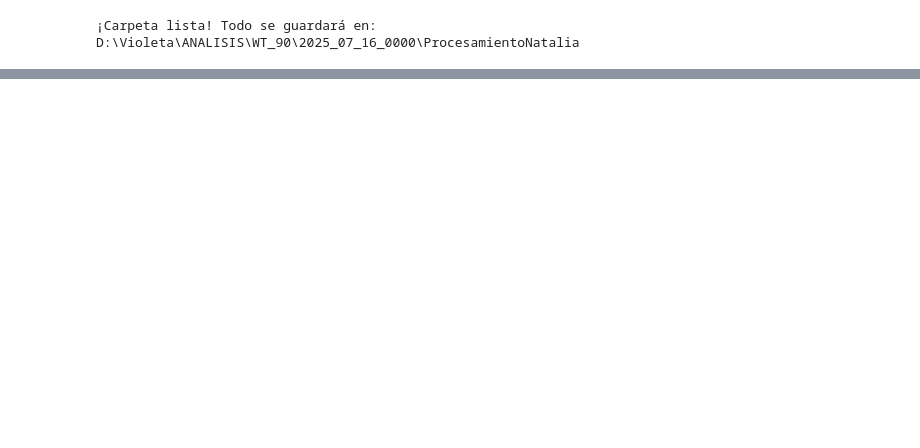
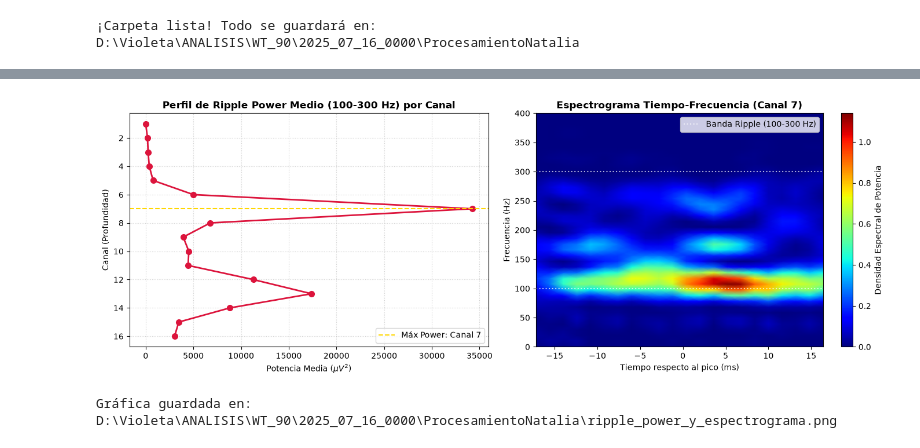
Before and after one commit to nataliasanamo-hue/NPproyect, a Jupyter notebook: CSD_ripples.ipynb, the cells around one changed output, grey strips where cells are left out. Saved outputs shown, nothing was run; the diff lists cells and outputs as text; code cells hidden in the pictures; blank space fills up the shorter version.

```diff
--- a/CSD_ripples.ipynb
+++ b/CSD_ripples.ipynb
@@ -115,0 +479,54 @@ print(f"El centro del primer ripple está en el punto: {picos_ripples[0]}")
+# %%
+# FIGURA MULTIPANEL (ESPECTROGRAMA + PERFIL DE POTENCIA)
+plt.figure(figsize=(14, 5))
+
+# Subplot A: Perfil de Ripple Power Medio por Canal
+plt.subplot(1, 2, 1)
+canales_eje = np.arange(1, n_channels + 1)
+plt.plot(power_medio_por_canal, canales_eje, 'o-', color='crimson', linewidth=2, markersize=7)
+plt.axhline(y=canal_max_power, color='gold', linestyle='--', label=f'Máx Power: Canal {canal_max_power}')
+plt.gca().invert_yaxis()  # Invertimos eje Y para simular la profundidad del probe
+plt.title('Perfil de Ripple Power Medio (100-300 Hz) por Canal', fontsize=12, fontweight='bold')
+plt.xlabel('Potencia Media ($\mu V^2$)', fontsize=10)
+plt.ylabel('Canal (Profundidad)', fontsize=10)
+plt.grid(True, linestyle=':', alpha=0.6)
+plt.legend(loc='lower right')
+
+# Subplot B: Espectrograma Tiempo-Frecuencia del Canal Máximo
+plt.subplot(1, 2, 2)
+# Extraemos la señal del canal de mayor potencia para calcular su espectrograma medio
+señal_espectrograma = ripple_medio_filtrado[:, canal_max_power - 1]
+
+frecuencias, tiempos_spec, Sxx = spectrogram(
+    señal_espectrograma,
+    fs=fs,
+    nperseg=64,
+    noverlap=60,
+    nfft=256
+)
+
+# Convertimos eje de tiempo a milisegundos centrados en 0 (-30 ms a +30 ms)
+tiempos_spec_ms = (tiempos_spec * 1000) - ventana_ms
+
+plt.pcolormesh(tiempos_spec_ms, frecuencias, Sxx, shading='gouraud', cmap='jet')
+plt.axhline(y=100, color='white', linestyle=':', alpha=0.7)
+plt.axhline(y=300, color='white', linestyle=':', alpha=0.7, label='Banda Ripple (100-300 Hz)')
+plt.ylim(0, 400)  # Mostramos de 0 a 400 Hz para ver dónde destaca la potencia
+plt.title(f'Espectrograma Tiempo-Frecuencia (Canal {canal_max_power})', fontsize=12, fontweight='bold')
+plt.xlabel('Tiempo respecto al pico (ms)', fontsize=10)
+plt.ylabel('Frecuencia (Hz)', fontsize=10)
+plt.colorbar(label='Densidad Espectral de Potencia')
+plt.legend(loc='upper right')
+
+plt.tight_layout()
+
+# Guardar figura en la carpeta ProcesamientoNatalia
+ruta_figura_power = carpeta_resultados / "ripple_power_y_espectrograma.png"
+plt.savefig(ruta_figura_power, dpi=300)
+plt.show()
+
+print(f"Gráfica guardada en:\n{ruta_figura_power}")
+# %% [output]
+[figure, added]
+Gráfica guardada en:
+D:\Violeta\ANALISIS\WT_90\2025_07_16_0000\ProcesamientoNatalia\ripple_power_y_espectrograma.png
```
Also changed, not shown: parts of 13 cells of this notebook.
